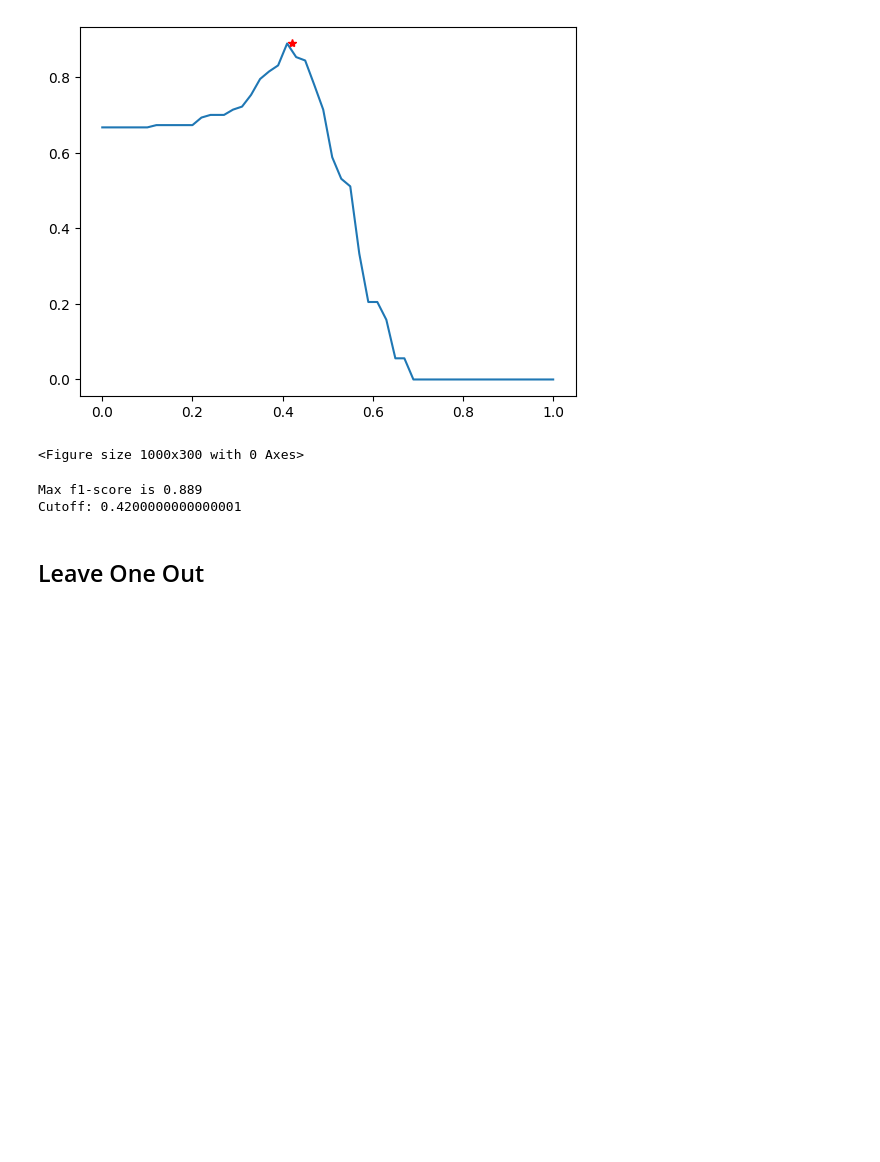
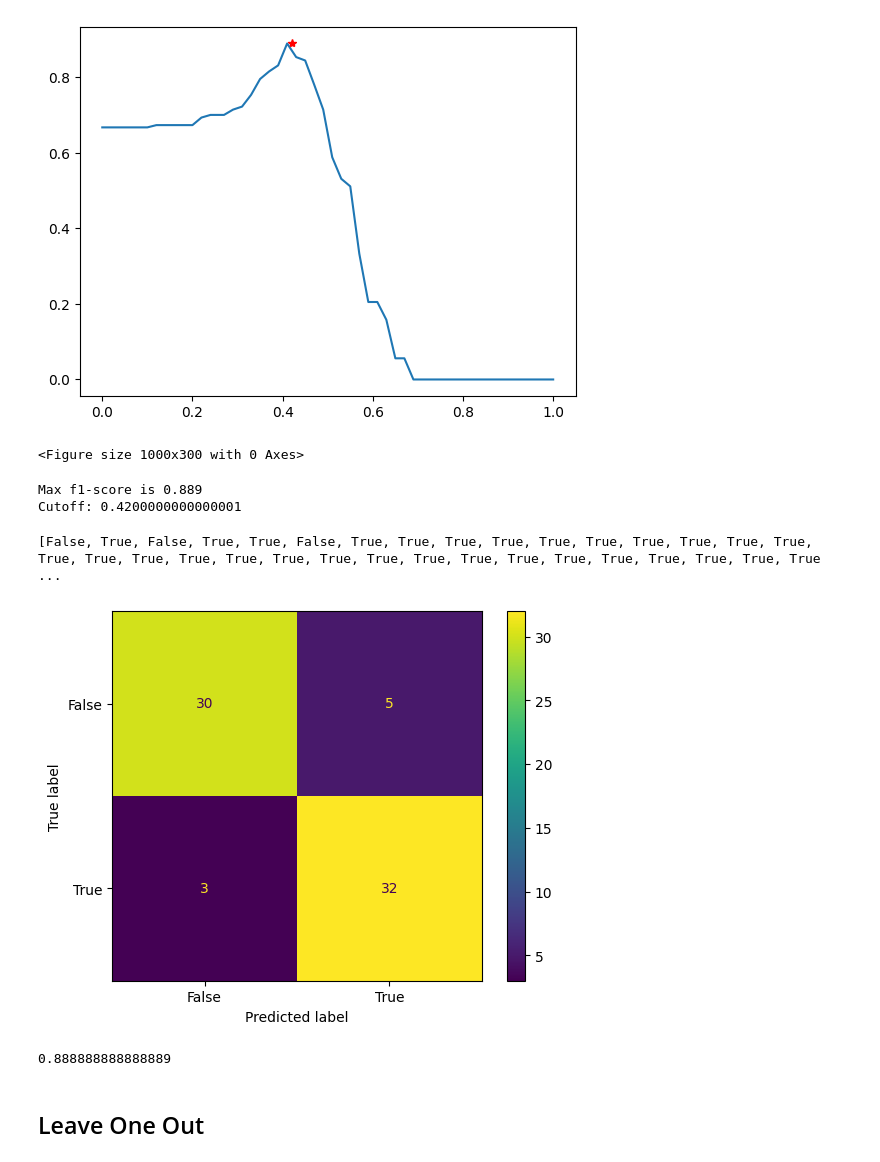
Before and after one commit to Andrexus23/Diploma-NLP, a Jupyter notebook: Notebooks/CodeTransformer_update_sentences_comparing.ipynb, the cells around one changed output. Cells and saved outputs as stored; diff of their text form; code cells hidden in the pictures; blank space fills up the shorter version.

Commit message:
confusion matrix

```diff
--- a/Notebooks/CodeTransformer_update_sentences_comparing.ipynb
+++ b/Notebooks/CodeTransformer_update_sentences_comparing.ipynb
@@ -395,6 +395,42 @@ print(f'Max f1-score is {max_}\nCutoff: {step_max_}')
 <Figure size 1000x300 with 0 Axes>
 Max f1-score is 0.889
 Cutoff: 0.4200000000000001
+# %%
+
+
+
+cutoff = step_max_
+sim = []
+texts_rp = df_f1['text_rp']
+texts_proj = df_f1['text_proj']
+
+for i in range(len(texts_rp)):
+  sim += [compare_sentences_from_texts(texts_rp[i], texts_proj[i], model_) >= cutoff]
+# %%
+actual =  df_f1['need_match'].to_list()
+predicted = sim
+
+print(predicted)
+# %% [output]
+[False, True, False, True, True, False, True, True, True, True, True, True, True, True, True, True, True, True, True, True, True, True, True, True, True, True, True, True, True, True, True, True, True ...
+# %%
+import matplotlib.pyplot as plt
+import numpy
+from sklearn import metrics
+
+def plot_confusion_matrix(actual, predicted):
+  confusion_matrix = metrics.confusion_matrix(actual, predicted)
+  cm_display = metrics.ConfusionMatrixDisplay(confusion_matrix = confusion_matrix, display_labels=[False, True])
+  cm_display.plot()
+  plt.show()
+# %%
+plot_confusion_matrix(actual, predicted)
+# %% [output]
+[figure, added]
+# %%
+metrics.f1_score(actual, predicted)
+# %% [output]
+0.888888888888889
 # %% [markdown]
 ## Leave One Out
 # %%
```
Also changed, not shown: parts of 1 cell of this notebook, 1 other file.
